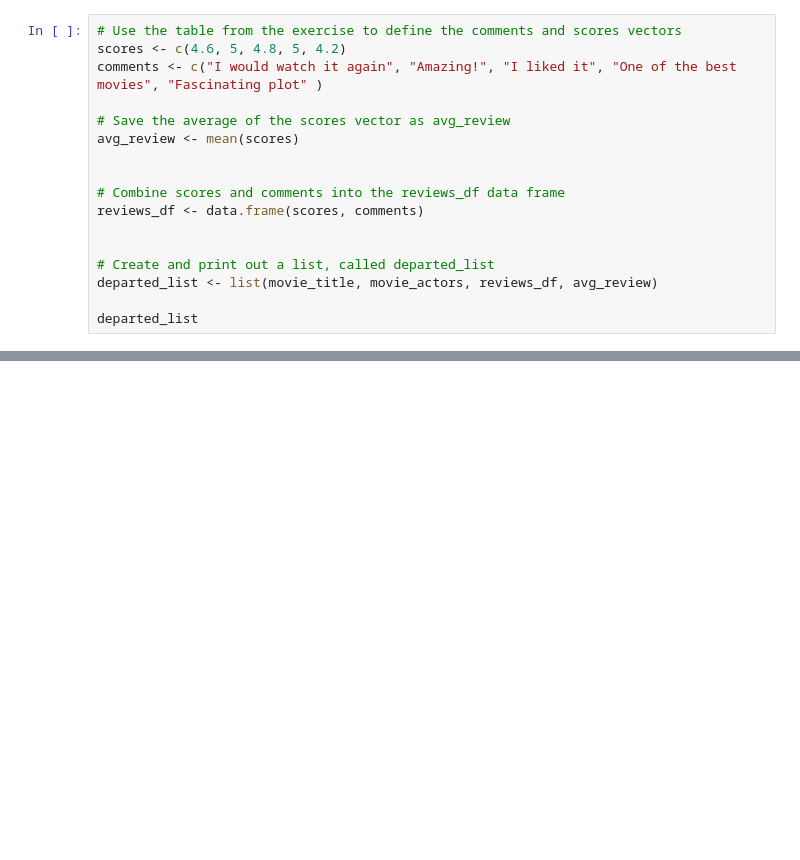
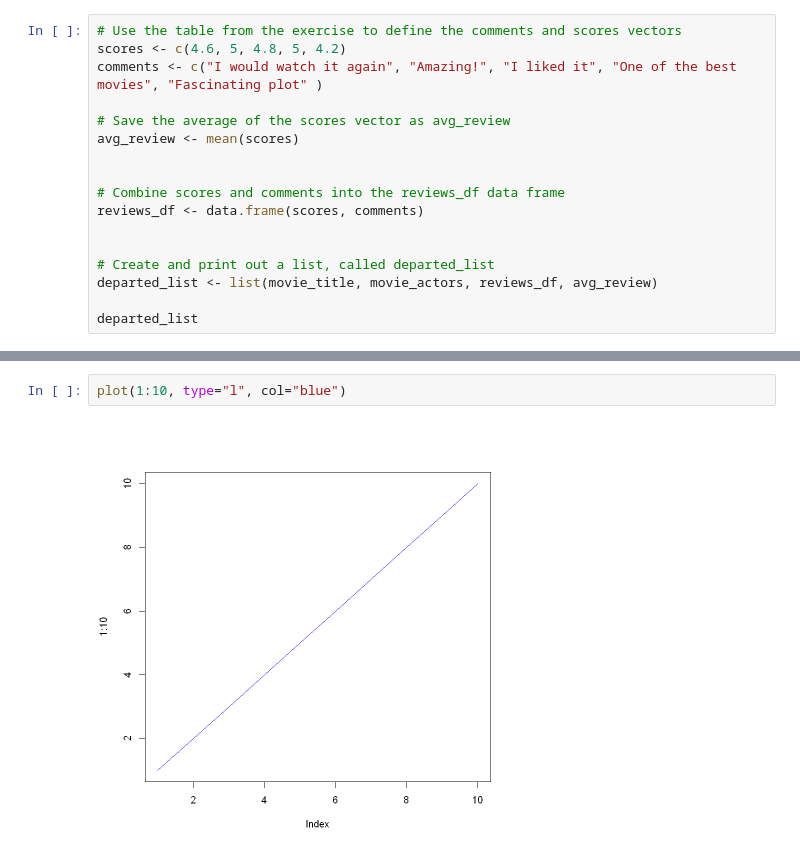
Before and after one commit to Crisel8a/R, a Jupyter notebook: R.ipynb, the cells around one changed output, grey strips where cells are left out. Drawn from its saved outputs; the diff is of its cells as text; blank space fills up the shorter version.

```diff
--- a/R.ipynb
+++ b/R.ipynb
@@ -419,0 +564,4 @@ departed_list
+# %%
+plot(1:10, type="l", col="blue")
+# %% [output]
+[figure, added]
```
Also changed, not shown: parts of 32 cells of this notebook.
